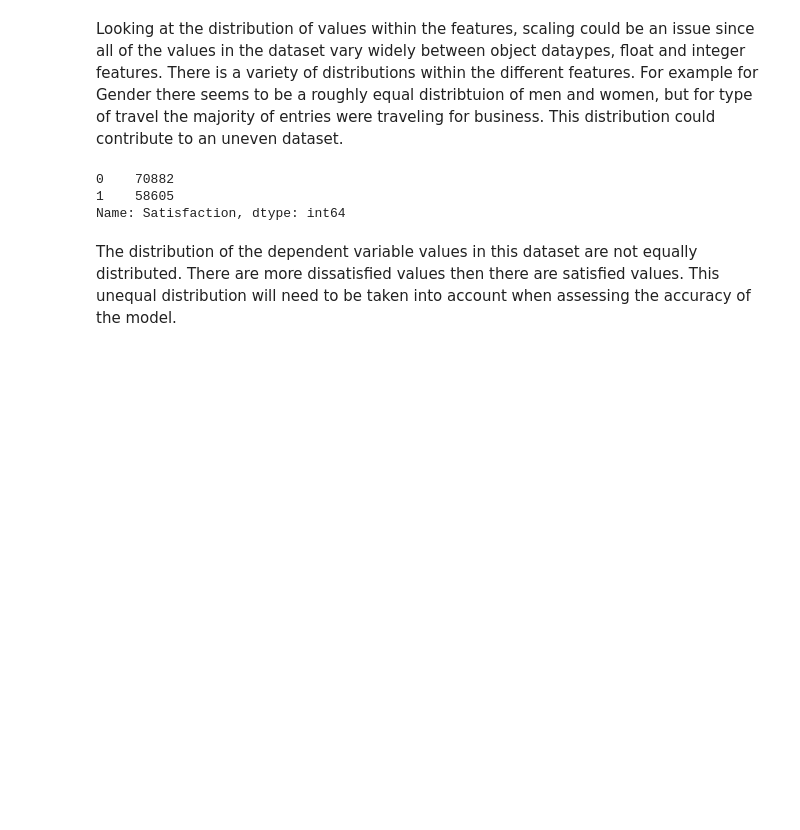
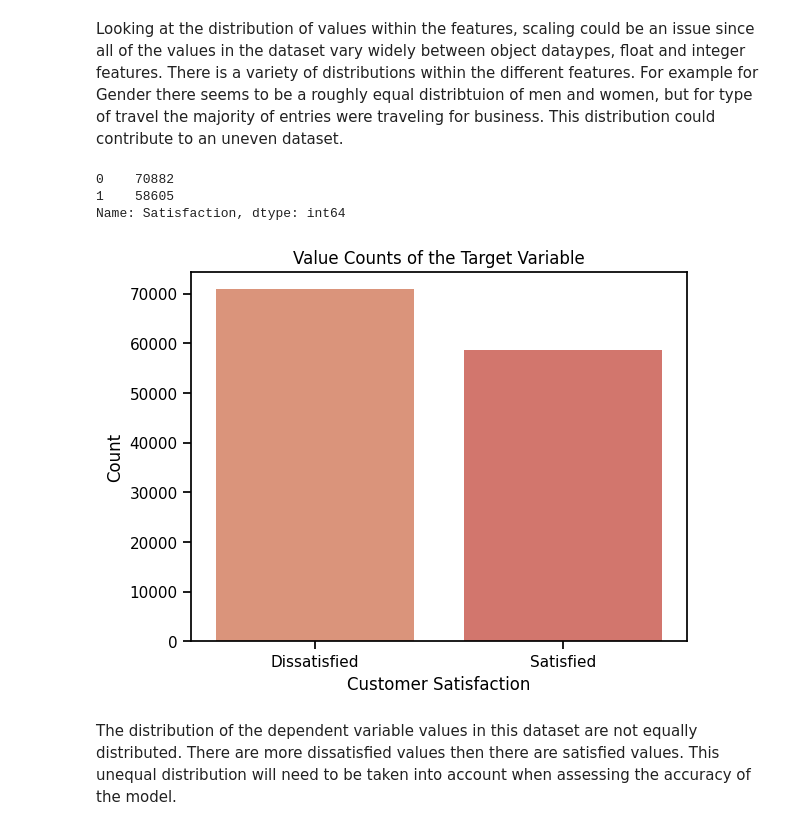
Before and after one commit to emilykmarsh/Disney_Airline_Feature_Recommendation, a Jupyter notebook: Notebook.ipynb, the cells around one changed output. Drawn from its saved outputs; the diff is of its cells as text; code cells hidden in the pictures; blank space fills up the shorter version.

```diff
--- a/Notebook.ipynb
+++ b/Notebook.ipynb
@@ -639,6 +655,16 @@ target.value_counts()
 0    70882
 1    58605
 Name: Satisfaction, dtype: int64
+# %%
+#creating a visualization of target value counts
+ax = sns.countplot(x= target.index, data=target, palette=pal)
+plt.title('Value Counts of the Target Variable')
+plt.xlabel('Customer Satisfaction')
+plt.ylabel('Count')
+ax.set_xticklabels(['Dissatisfied', 'Satisfied'])
+plt.show()
+# %% [output]
+[figure, added]
 # %% [markdown]
 The distribution of the dependent variable values in this dataset are not equally distributed. There are more dissatisfied values then there are satisfied values. This unequal distribution will need to be taken into account when assessing the accuracy of the model.
 # %% [markdown]
```
Also changed, not shown: parts of 45 cells of this notebook, 1 other file.
